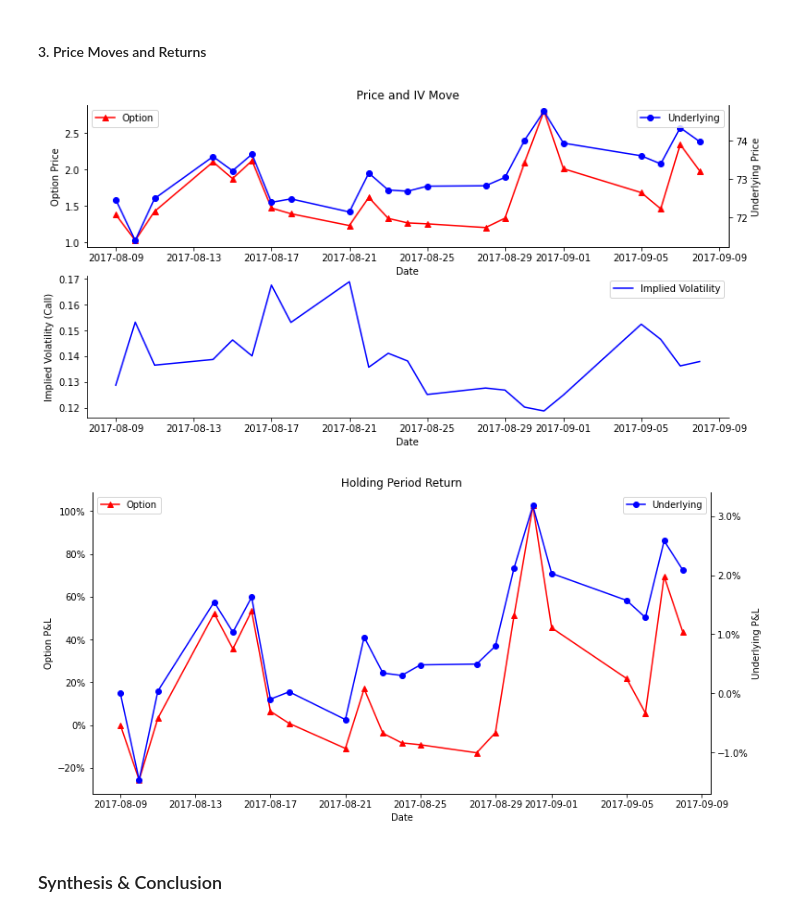
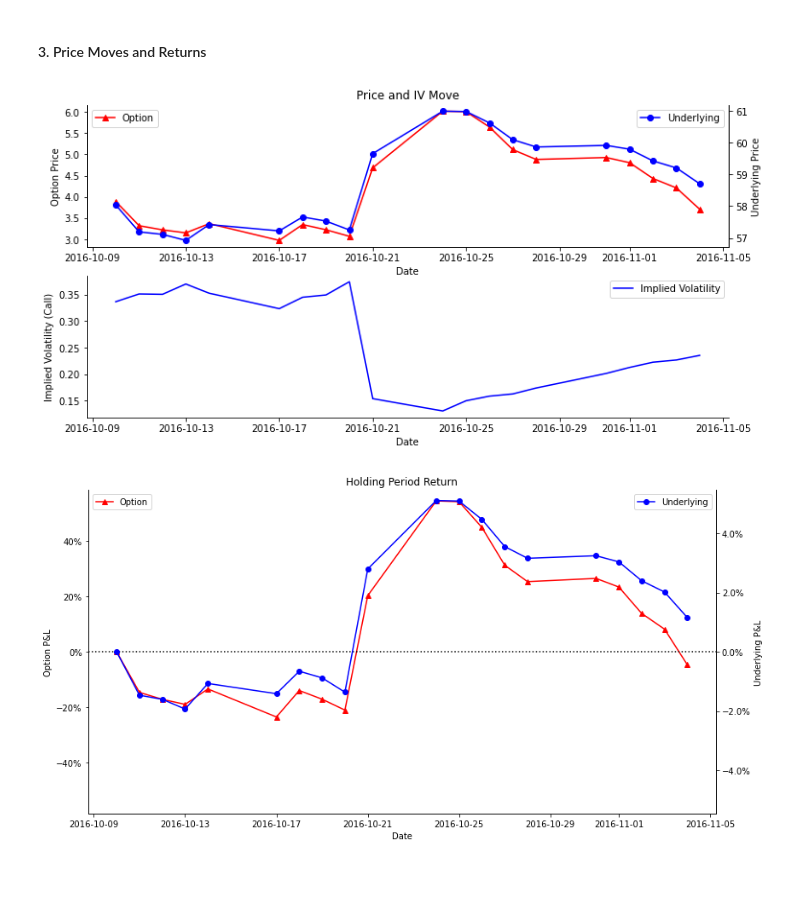
Before and after one commit to chen-albert-liang/Optegic, a Jupyter notebook: BullishStrategy/Long Call Option.ipynb, the cells around one changed output. Drawn from its saved outputs; the diff is of its cells as text; code cells hidden in the pictures; blank space fills up the shorter version.

Commit message:
Enhanced viz and trade journaling for long call option.

```diff
--- a/BullishStrategy/Long Call Option.ipynb
+++ b/BullishStrategy/Long Call Option.ipynb
@@ -40,5 +48,5 @@ print(expiry)
 # %% [markdown]
 #### 3. Select an expiration date
 # %%
-expiration = datetime.datetime(2017, 9, 15)
+expiration = datetime.datetime(2016, 11, 18)
 # %% [markdown]
@@ -46,5 +54,5 @@ expiration = datetime.datetime(2017, 9, 15)
 # %%
-entry_date = datetime.datetime(2017, 8, 9)
-exit_date = datetime.datetime(2017, 9, 10)
+entry_date = datetime.datetime(2016, 10, 10)
+exit_date = datetime.datetime(2016, 11, 4)
 # %% [markdown]
 #### 5. Option Type & Strike Price Selection
@@ -52,9 +60,9 @@ exit_date = datetime.datetime(2017, 9, 10)
 # %%
 option_type = 'C'
-strike_price = 72  # At the money
+strike_price = 55  # At the money
 
-# strike_price = 65  # Deep in the money
-# strike_price = 80  # Far out of the money
+# strike_price = 50  # Deep in the money
+# strike_price = 65  # Far out of the money
 # %% [markdown]
 ### III. Visualization
 #### 1. Generate options basic data
@@ -64,10 +72,12 @@ option_price, option_return, underlying_price, underlying_return, trading_days,
 # %% [markdown]
 ##### 2. Speficy spot price range and generate payoff chart
 # %%
-lower_limit = 60 # Modify to customize the lower bound of x-axis
-upper_limit = 80 # Modify to customize the upper bound of x-axis
+lower_limit = 45 # Modify to customize the lower bound of x-axis
+upper_limit = 65 # Modify to customize the upper bound of x-axis
 
 # Generate payoffs
-payoff_calc = BackTestingVisualization([],[],[],[],[],iv, strike_price, expiration, entry_date, lower_limit, upper_limit, 'C')
+payoff_calc = BackTestingVisualization(trading_days, option_price, underlying_price, option_return, underlying_return, iv, strike_price, expiration, entry_date, exit_date, lower_limit, upper_limit, 'C')
 payoff_calc.plot_payoff()
+
+# Probability of profit
 # %% [output]
@@ -76,11 +86,9 @@ payoff_calc.plot_payoff()
 
 #### 3. Price Moves and Returns
 # %%
-viz = BackTestingVisualization(trading_days, option_price, underlying_price, option_return, underlying_return, iv,[],[],[],[],[],[])
-viz.plot_price_history()
-viz.plot_option_pnl()
+# viz = BackTestingVisualization(trading_days, option_price, underlying_price, option_return, underlying_return, iv,[],[],[],[],[],[])
+payoff_calc.plot_price_history()
+payoff_calc.plot_option_pnl()
 # %% [output]
-[figure, old version]
+[figure, new version]
-[figure, old version]
+[figure, new version]
-# %% [markdown]
-### Synthesis & Conclusion
```
Also changed, not shown: parts of 8 cells of this notebook, 4 other files.
